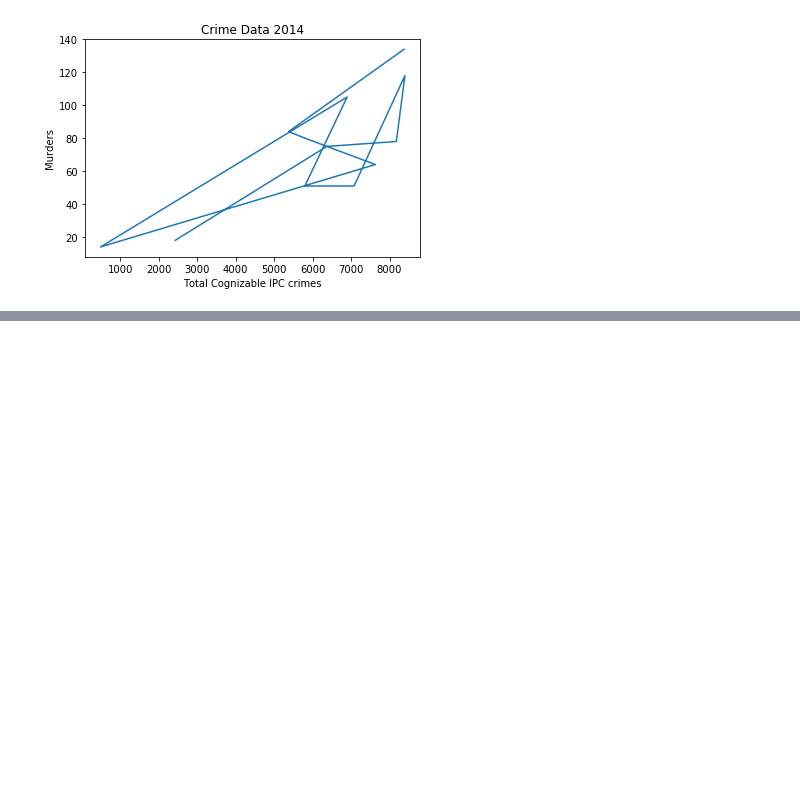
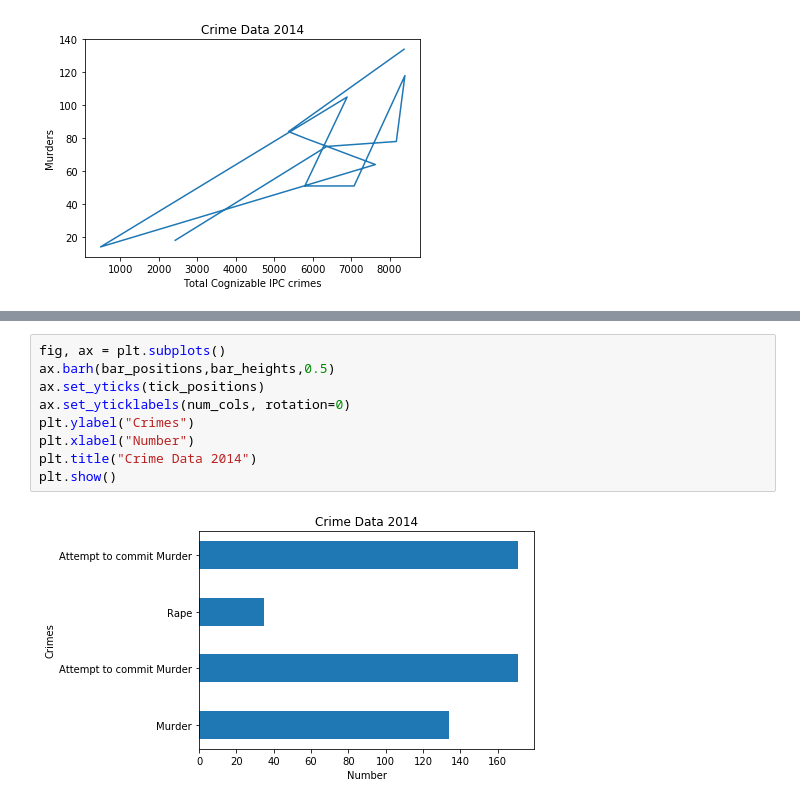
Before and after one commit to afcarl/Indian-Crime-Data, a Jupyter notebook: CrimeData.ipynb, the cells around one changed output, grey strips where cells are left out. Drawn from its saved outputs; the diff is of its cells as text; blank space fills up the shorter version.

```diff
--- a/CrimeData.ipynb
+++ b/CrimeData.ipynb
@@ -113,0 +162,11 @@ plt.show()
+# %%
+fig, ax = plt.subplots()
+ax.barh(bar_positions,bar_heights,0.5)
+ax.set_yticks(tick_positions)
+ax.set_yticklabels(num_cols, rotation=0)
+plt.ylabel("Crimes")
+plt.xlabel("Number")
+plt.title("Crime Data 2014")
+plt.show()
+# %% [output]
+[figure, added]
```
Also changed, not shown: parts of 7 cells of this notebook.
